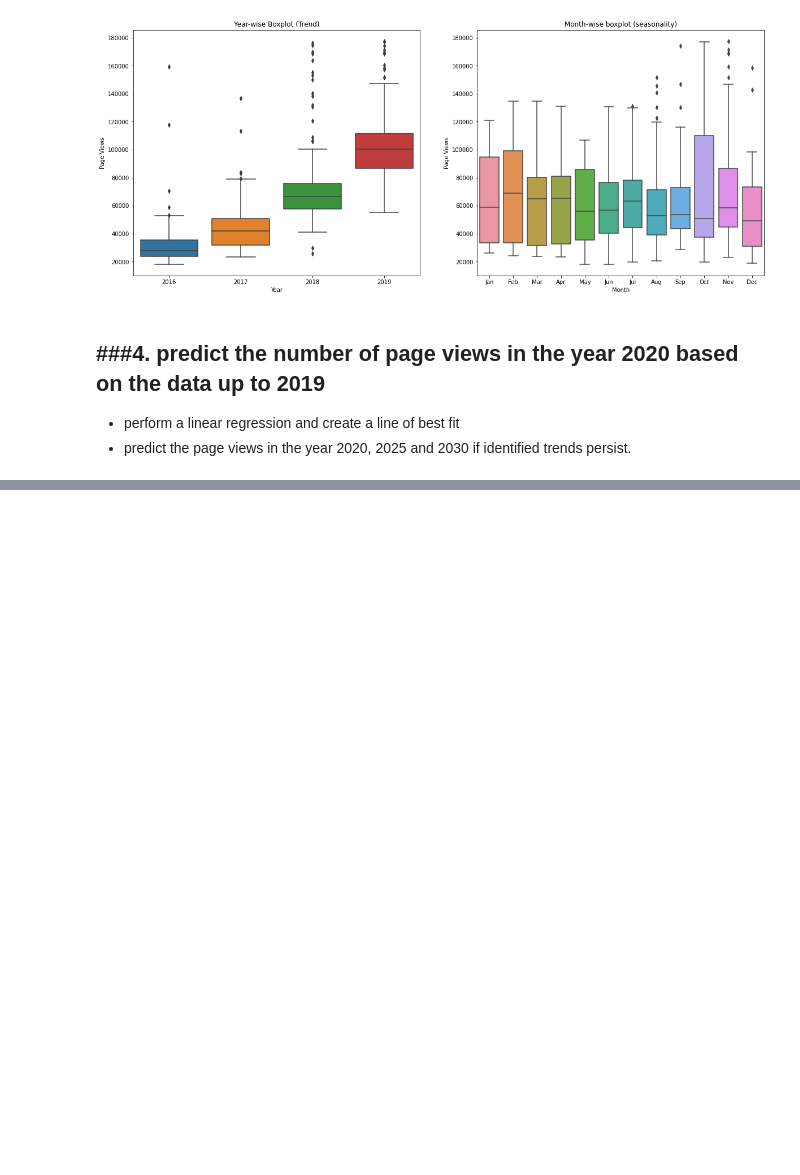
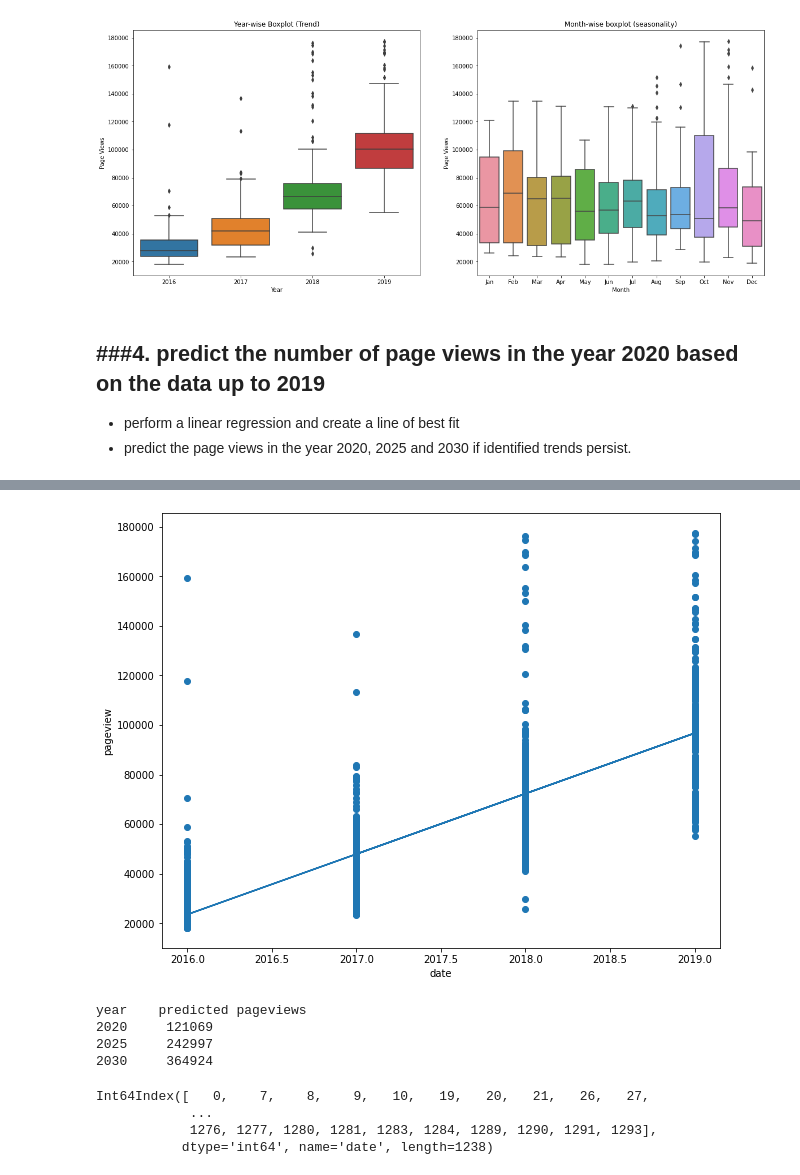
Before and after one commit to UnaRam/pythonFundamemtals, a Jupyter notebook: Una_Page_Views_Project.ipynb, the cells around one changed output, grey strips where cells are left out. Saved outputs shown, nothing was run; the diff lists cells and outputs as text; code cells hidden in the pictures; blank space fills up the shorter version.

```diff
--- a/Una_Page_Views_Project.ipynb
+++ b/Una_Page_Views_Project.ipynb
@@ -151,3 +155,18 @@ fig.show()
 
 *  perform a linear regression and create a line of best fit
 *  predict the page views in the year 2020, 2025 and 2030 if identified trends persist.
+# %%
+from scipy.stats import linregress
+def lin_regress(df,col1,col2):
+  x = df[col1]
+  y = df[col2]
+  regression = linregress(x,y)
+  print(regression)
+  slope = regression.slope
+  yint = regression.intercept
+  rsquared = (regression.rvalue)**2
+  pval = regression.pvalue
+  print("slope: ",slope,"\nyint:",yint,"\nrsquared: ",rsquared,"\npval: ",pval)
+  return slope, yint
+
+year_slope, year_intercept = lin_regress(filtered_df,"year","pageviews")
@@ -153,0 +202,38 @@ fig.show()
+# %%
+#plot
+import matplotlib.pyplot as plt
+y = sorted_df['pageviews']
+x = sorted_df['year']
+
+plt.ylabel("pageview")
+plt.xlabel("date")
+
+plt.scatter(x,y)
+
+#best fit
+plt.plot(x,year_slope*x + year_intercept)
+plt.show()
+# %% [output]
+[figure, added]
+# %%
+def predict_outcome(slope, intercept, year_to_predict):
+  predicted = intercept + slope*year_to_predict
+  return predicted
+
+print("year\tpredicted pageviews")
+for num in (2020,2025,2030):
+  print(num, "\t",round(predict_outcome(year_slope, year_intercept, num)))
+# %% [output]
+year    predicted pageviews
+2020     121069
+2025     242997
+2030     364924
+# %%
+delta = (filtered_df.index - filtered_df.index[0])
+days = delta.days
+print(days)
+# %% [output]
+Int64Index([   0,    7,    8,    9,   10,   19,   20,   21,   26,   27,
+            ...
+            1276, 1277, 1280, 1281, 1283, 1284, 1289, 1290, 1291, 1293],
+           dtype='int64', name='date', length=1238)
```
Also changed, not shown: parts of 12 cells of this notebook.
